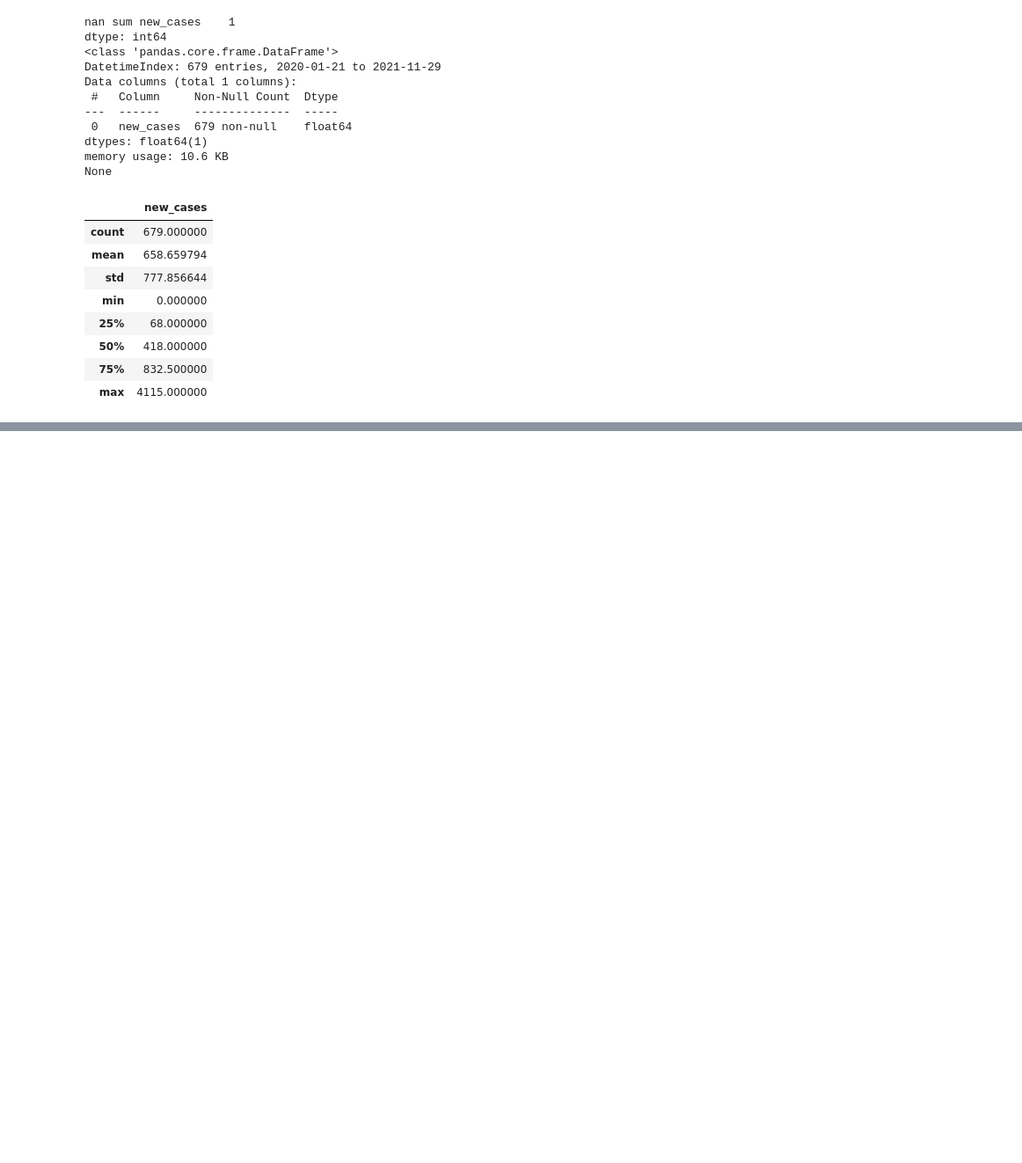
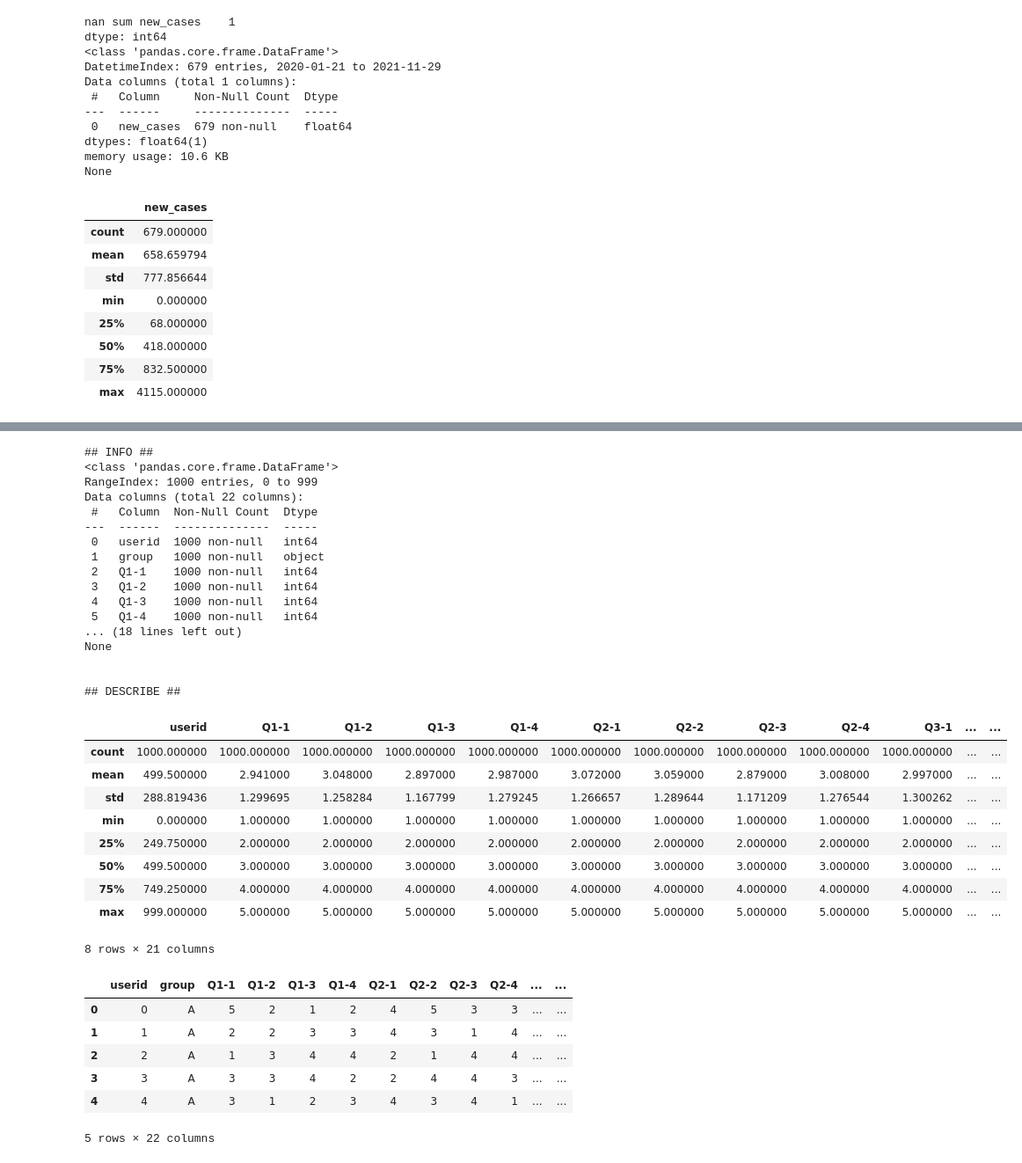
Before and after one commit to johyunkang/adp_certificate, a Jupyter notebook: adp_17.ipynb, the cells around one changed output, grey strips where cells are left out. Shown at 88% size. Cells and saved outputs as stored; diff of their text form; code cells hidden in the pictures; blank space fills up the shorter version.

```diff
--- a/adp_17.ipynb
+++ b/adp_17.ipynb
@@ -659,0 +679,47 @@ Warnings:
+# %%
+import pandas as pd
+
+df = pd.read_csv('https://raw.githubusercontent.com/Datamanim/datarepo/main/adp/p3/problem3.csv')
+
+print('## INFO ##')
+print(df.info())
+
+print('\n\n## DESCRIBE ##')
+display(df.describe())
+
+display(df.head())
+# %% [output]
+## INFO ##
+<class 'pandas.core.frame.DataFrame'>
+RangeIndex: 1000 entries, 0 to 999
+Data columns (total 22 columns):
+ #   Column  Non-Null Count  Dtype
+---  ------  --------------  -----
+ 0   userid  1000 non-null   int64
+ 1   group   1000 non-null   object
+ 2   Q1-1    1000 non-null   int64
+ 3   Q1-2    1000 non-null   int64
+ 4   Q1-3    1000 non-null   int64
+ 5   Q1-4    1000 non-null   int64
+... (18 lines left out)
+None
+
+
+## DESCRIBE ##
+|  | userid | Q1-1 | Q1-2 | Q1-3 | Q1-4 | Q2-1 | Q2-2 | Q2-3 | Q2-4 | Q3-1 | ... | ... |
+| count | 1000.000000 | 1000.000000 | 1000.000000 | 1000.000000 | 1000.000000 | 1000.000000 | 1000.000000 | 1000.000000 | 1000.000000 | 1000.000000 | ... | ... |
+| mean | 499.500000 | 2.941000 | 3.048000 | 2.897000 | 2.987000 | 3.072000 | 3.059000 | 2.879000 | 3.008000 | 2.997000 | ... | ... |
+| std | 288.819436 | 1.299695 | 1.258284 | 1.167799 | 1.279245 | 1.266657 | 1.289644 | 1.171209 | 1.276544 | 1.300262 | ... | ... |
+| min | 0.000000 | 1.000000 | 1.000000 | 1.000000 | 1.000000 | 1.000000 | 1.000000 | 1.000000 | 1.000000 | 1.000000 | ... | ... |
+| 25% | 249.750000 | 2.000000 | 2.000000 | 2.000000 | 2.000000 | 2.000000 | 2.000000 | 2.000000 | 2.000000 | 2.000000 | ... | ... |
+| 50% | 499.500000 | 3.000000 | 3.000000 | 3.000000 | 3.000000 | 3.000000 | 3.000000 | 3.000000 | 3.000000 | 3.000000 | ... | ... |
+| 75% | 749.250000 | 4.000000 | 4.000000 | 4.000000 | 4.000000 | 4.000000 | 4.000000 | 4.000000 | 4.000000 | 4.000000 | ... | ... |
+| max | 999.000000 | 5.000000 | 5.000000 | 5.000000 | 5.000000 | 5.000000 | 5.000000 | 5.000000 | 5.000000 | 5.000000 | ... | ... |
+8 rows × 21 columns
+|  | userid | group | Q1-1 | Q1-2 | Q1-3 | Q1-4 | Q2-1 | Q2-2 | Q2-3 | Q2-4 | ... | ... |
+| 0 | 0 | A | 5 | 2 | 1 | 2 | 4 | 5 | 3 | 3 | ... | ... |
+| 1 | 1 | A | 2 | 2 | 3 | 3 | 4 | 3 | 1 | 4 | ... | ... |
+| 2 | 2 | A | 1 | 3 | 4 | 4 | 2 | 1 | 4 | 4 | ... | ... |
+| 3 | 3 | A | 3 | 3 | 4 | 2 | 2 | 4 | 4 | 3 | ... | ... |
+| 4 | 4 | A | 3 | 1 | 2 | 3 | 4 | 3 | 4 | 1 | ... | ... |
+5 rows × 22 columns
```
Also changed, not shown: parts of 9 cells of this notebook.
